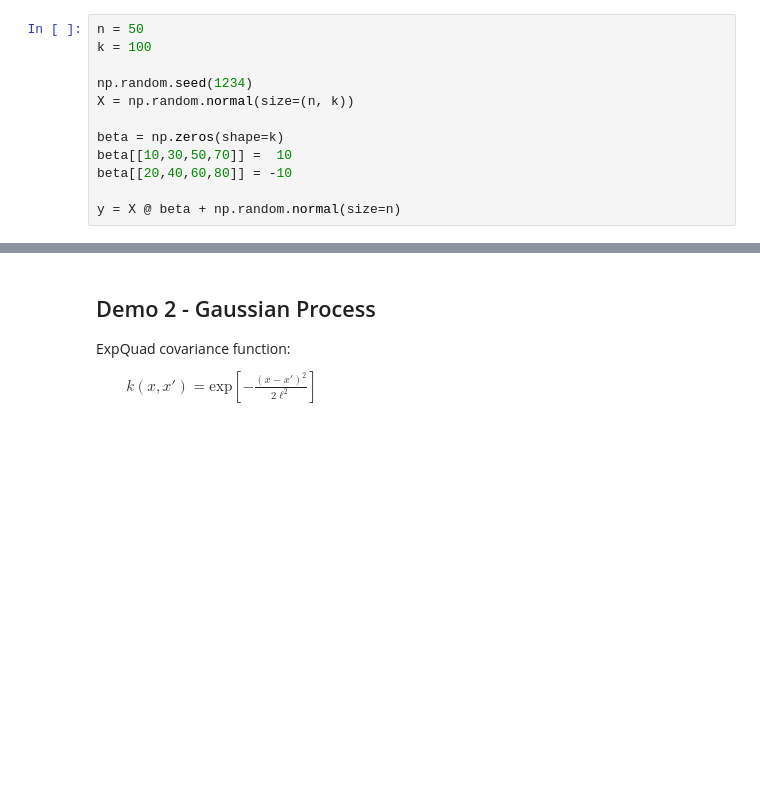
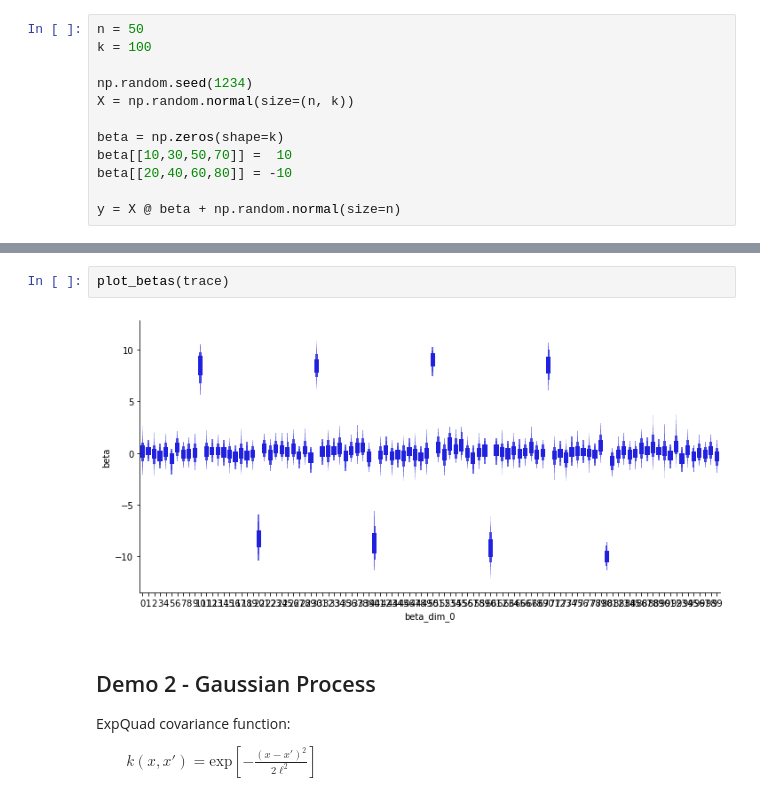
Before and after one commit to Sta663-Sp22/exercises, a Jupyter notebook: class_2022_03_23.ipynb, the cells around one changed output, grey strips where cells are left out. Cells and saved outputs as stored; diff of their text form; blank space fills up the shorter version.

```diff
--- a/class_2022_03_23.ipynb
+++ b/class_2022_03_23.ipynb
@@ -22,3 +111,7 @@ y = X @ beta + np.random.normal(size=n)
+# %%
+plot_betas(trace)
+# %% [output]
+[figure, added]
 # %% [markdown]
 ## Demo 2 - Gaussian Process
 
```
Also changed, not shown: parts of 35 cells of this notebook.
